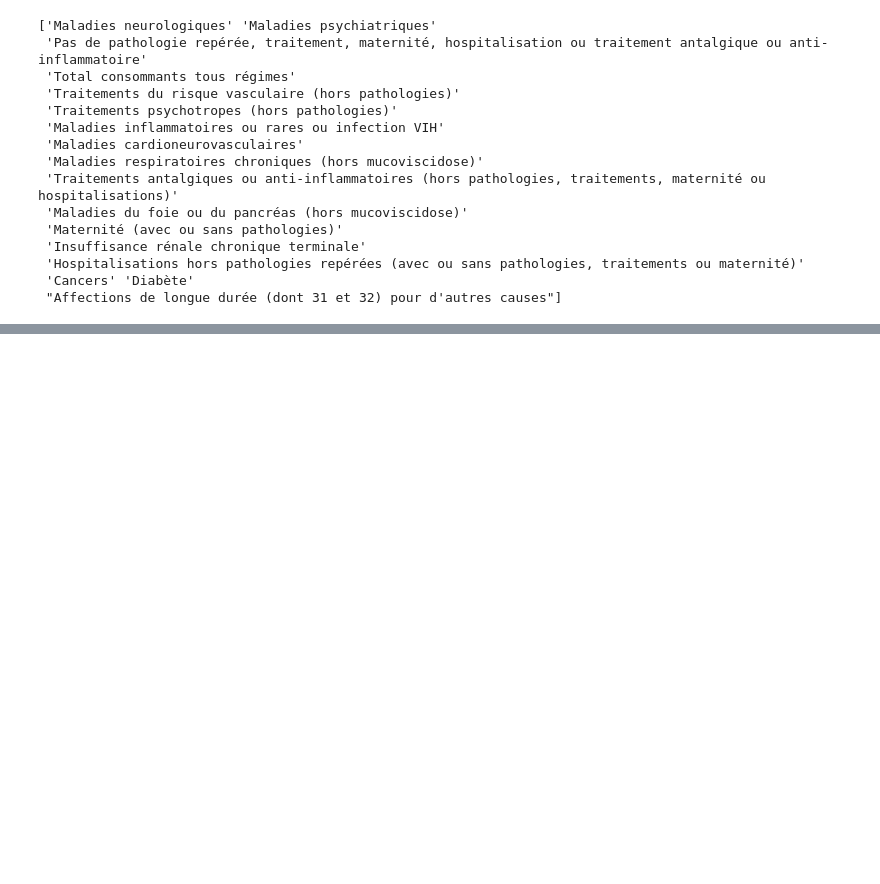
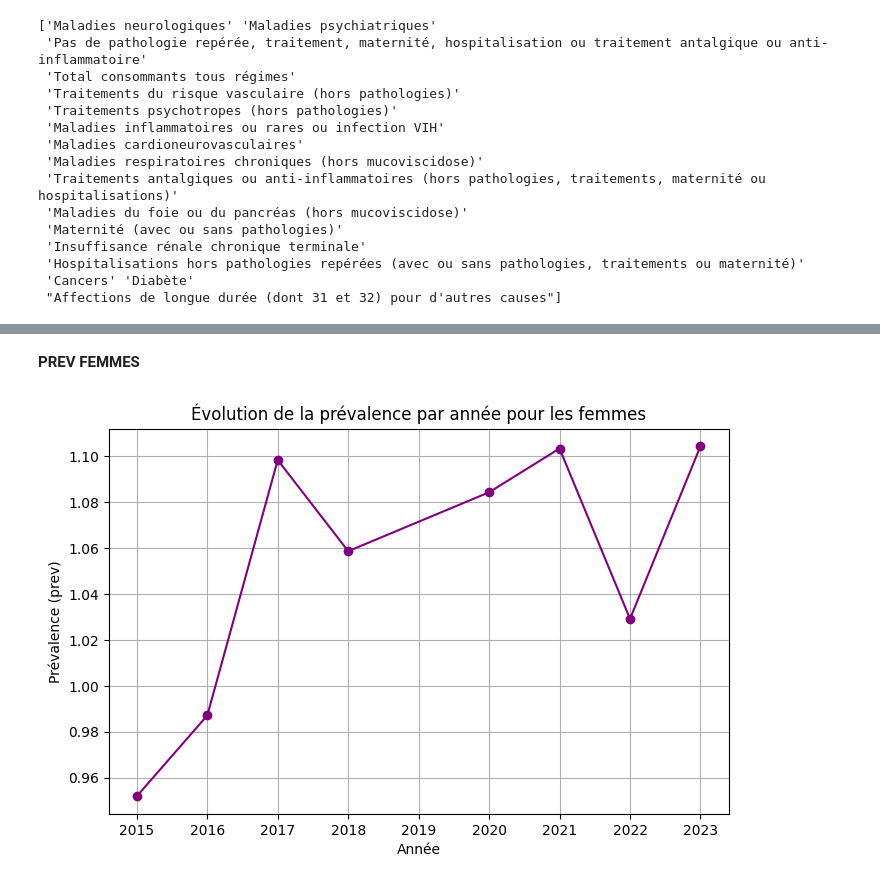
Before and after one commit to andrealoy/EDA-Ameli, a Jupyter notebook: cleaning.ipynb, the cells around one changed output, grey strips where cells are left out. Saved outputs shown, nothing was run; the diff lists cells and outputs as text; code cells hidden in the pictures; blank space fills up the shorter version.

```diff
--- a/cleaning.ipynb
+++ b/cleaning.ipynb
@@ -451,0 +454,16 @@ plt.show()
+# %% [markdown]
+**PREV FEMMES**
+# %%
+# Regrouper par année pour être sûr d'avoir une valeur moyenne par année (au cas où)
+df_psy_f = df_psy[df_psy["sexe"].isin([2])]
+df_grouped_f = df_psy_f.groupby("annee")["prev"].mean().reset_index()
+
+plt.figure(figsize=(8,5))
+plt.plot(df_grouped_f["annee"], df_grouped_f["prev"], marker="o" , color="purple")
+plt.xlabel("Année")
+plt.ylabel("Prévalence (prev)")
+plt.title("Évolution de la prévalence par année pour les femmes")
+plt.grid(True)
+plt.show()
+# %% [output]
+[figure, added]
```
Also changed, not shown: parts of 21 cells of this notebook.
